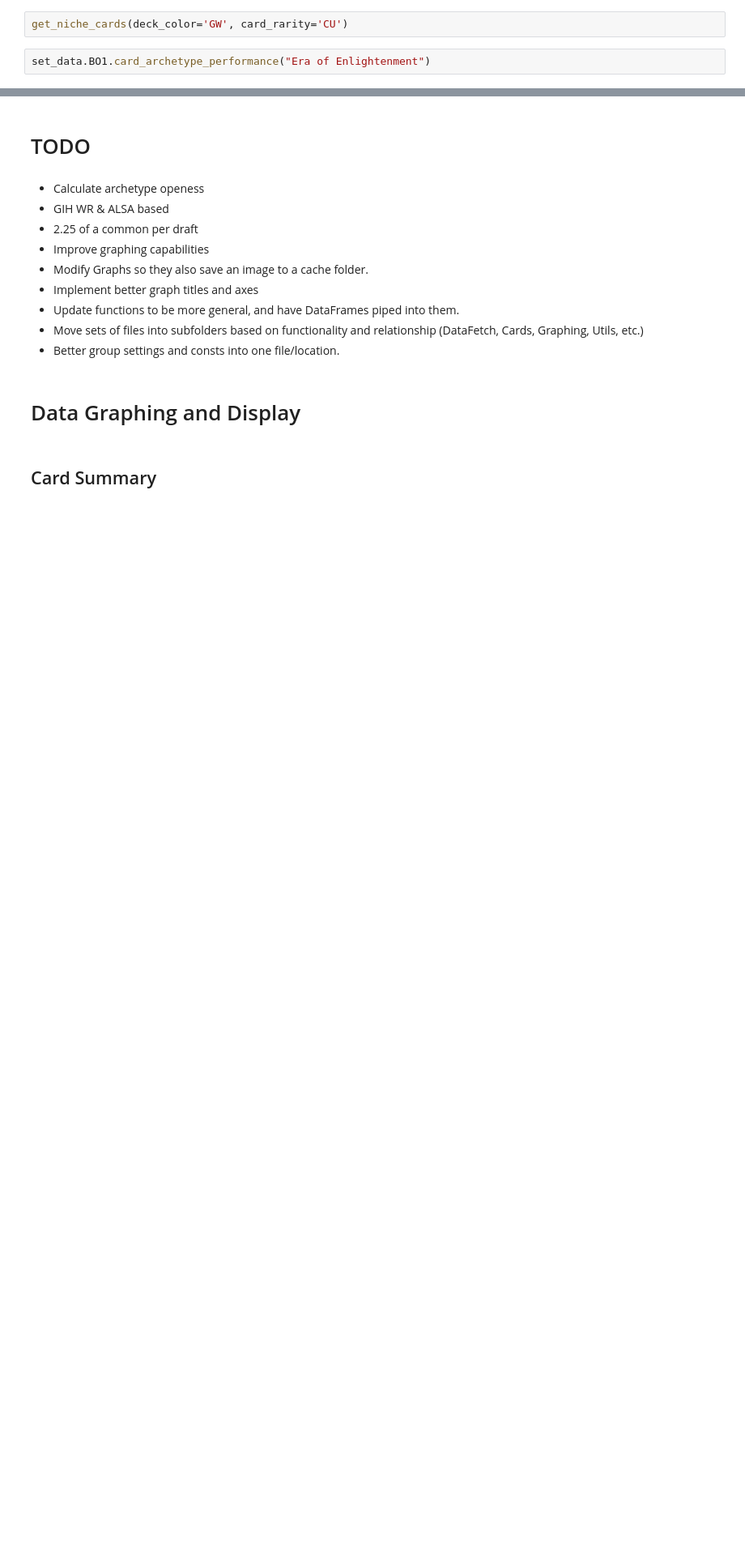
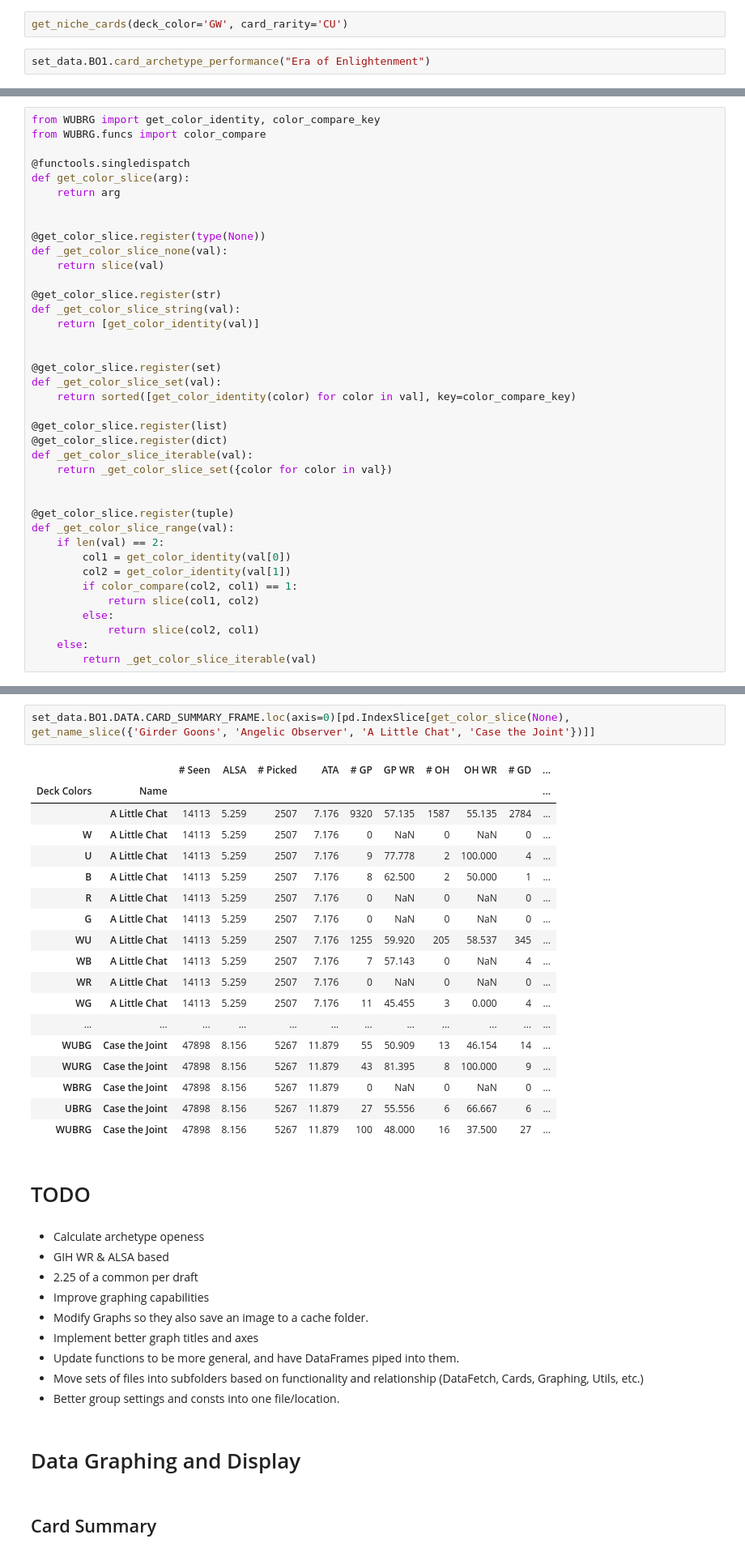
Before and after one commit to ZacharyMN709/DraftMetaReporter, a Jupyter notebook: Scratch.ipynb, the cells around one changed output, grey strips where cells are left out. Shown at 81% size. Drawn from its saved outputs; the diff is of its cells as text; blank space fills up the shorter version.

Commit message:
Adding in singledispatch functions to handle frame slicing.

```diff
--- a/Scratch.ipynb
+++ b/Scratch.ipynb
@@ -524,0 +583,39 @@ set_data.BO1.card_archetype_performance("Era of Enlightenment")
+# %%
+from WUBRG import get_color_identity, color_compare_key
+from WUBRG.funcs import color_compare
+
+@functools.singledispatch
+def get_color_slice(arg):
+    return arg
+
+
+@get_color_slice.register(type(None))
+def _get_color_slice_none(val):
+    return slice(val)
+
+@get_color_slice.register(str)
+def _get_color_slice_string(val):
+    return [get_color_identity(val)]
+
+
+@get_color_slice.register(set)
+def _get_color_slice_set(val):
+    return sorted([get_color_identity(color) for color in val], key=color_compare_key)
+
+@get_color_slice.register(list)
+@get_color_slice.register(dict)
+def _get_color_slice_iterable(val):
+    return _get_color_slice_set({color for color in val})
+
+
+@get_color_slice.register(tuple)
+def _get_color_slice_range(val):
+    if len(val) == 2:
+        col1 = get_color_identity(val[0])
+        col2 = get_color_identity(val[1])
+        if color_compare(col2, col1) == 1:
+            return slice(col1, col2)
+        else:
+            return slice(col2, col1)
+    else:
+        return _get_color_slice_iterable(val)
@@ -525,3 +664,24 @@ set_data.BO1.card_archetype_performance("Era of Enlightenment")
+# %%
+set_data.BO1.DATA.CARD_SUMMARY_FRAME.loc(axis=0)[pd.IndexSlice[get_color_slice(None), get_name_slice({'Girder Goons', 'Angelic Observer', 'A Little Chat', 'Case the Joint'})]]
+# %% [output]
+|  |  | # Seen | ALSA | # Picked | ATA | # GP | GP WR | # OH | OH WR | # GD | ... |
+| Deck Colors | Name |  |  |  |  |  |  |  |  |  | ... |
+|  | A Little Chat | 14113 | 5.259 | 2507 | 7.176 | 9320 | 57.135 | 1587 | 55.135 | 2784 | ... |
+| W | A Little Chat | 14113 | 5.259 | 2507 | 7.176 | 0 | NaN | 0 | NaN | 0 | ... |
+| U | A Little Chat | 14113 | 5.259 | 2507 | 7.176 | 9 | 77.778 | 2 | 100.000 | 4 | ... |
+| B | A Little Chat | 14113 | 5.259 | 2507 | 7.176 | 8 | 62.500 | 2 | 50.000 | 1 | ... |
+| R | A Little Chat | 14113 | 5.259 | 2507 | 7.176 | 0 | NaN | 0 | NaN | 0 | ... |
+| G | A Little Chat | 14113 | 5.259 | 2507 | 7.176 | 0 | NaN | 0 | NaN | 0 | ... |
+| WU | A Little Chat | 14113 | 5.259 | 2507 | 7.176 | 1255 | 59.920 | 205 | 58.537 | 345 | ... |
+| WB | A Little Chat | 14113 | 5.259 | 2507 | 7.176 | 7 | 57.143 | 0 | NaN | 4 | ... |
+| WR | A Little Chat | 14113 | 5.259 | 2507 | 7.176 | 0 | NaN | 0 | NaN | 0 | ... |
+| WG | A Little Chat | 14113 | 5.259 | 2507 | 7.176 | 11 | 45.455 | 3 | 0.000 | 4 | ... |
+| ... | ... | ... | ... | ... | ... | ... | ... | ... | ... | ... | ... |
+| WUBG | Case the Joint | 47898 | 8.156 | 5267 | 11.879 | 55 | 50.909 | 13 | 46.154 | 14 | ... |
+| WURG | Case the Joint | 47898 | 8.156 | 5267 | 11.879 | 43 | 81.395 | 8 | 100.000 | 9 | ... |
+| WBRG | Case the Joint | 47898 | 8.156 | 5267 | 11.879 | 0 | NaN | 0 | NaN | 0 | ... |
+| UBRG | Case the Joint | 47898 | 8.156 | 5267 | 11.879 | 27 | 55.556 | 6 | 66.667 | 6 | ... |
+| WUBRG | Case the Joint | 47898 | 8.156 | 5267 | 11.879 | 100 | 48.000 | 16 | 37.500 | 27 | ... |
 # %% [markdown]
 # TODO
 # %% [markdown]
```
Also changed, not shown: parts of 14 cells of this notebook, 13 other files.
